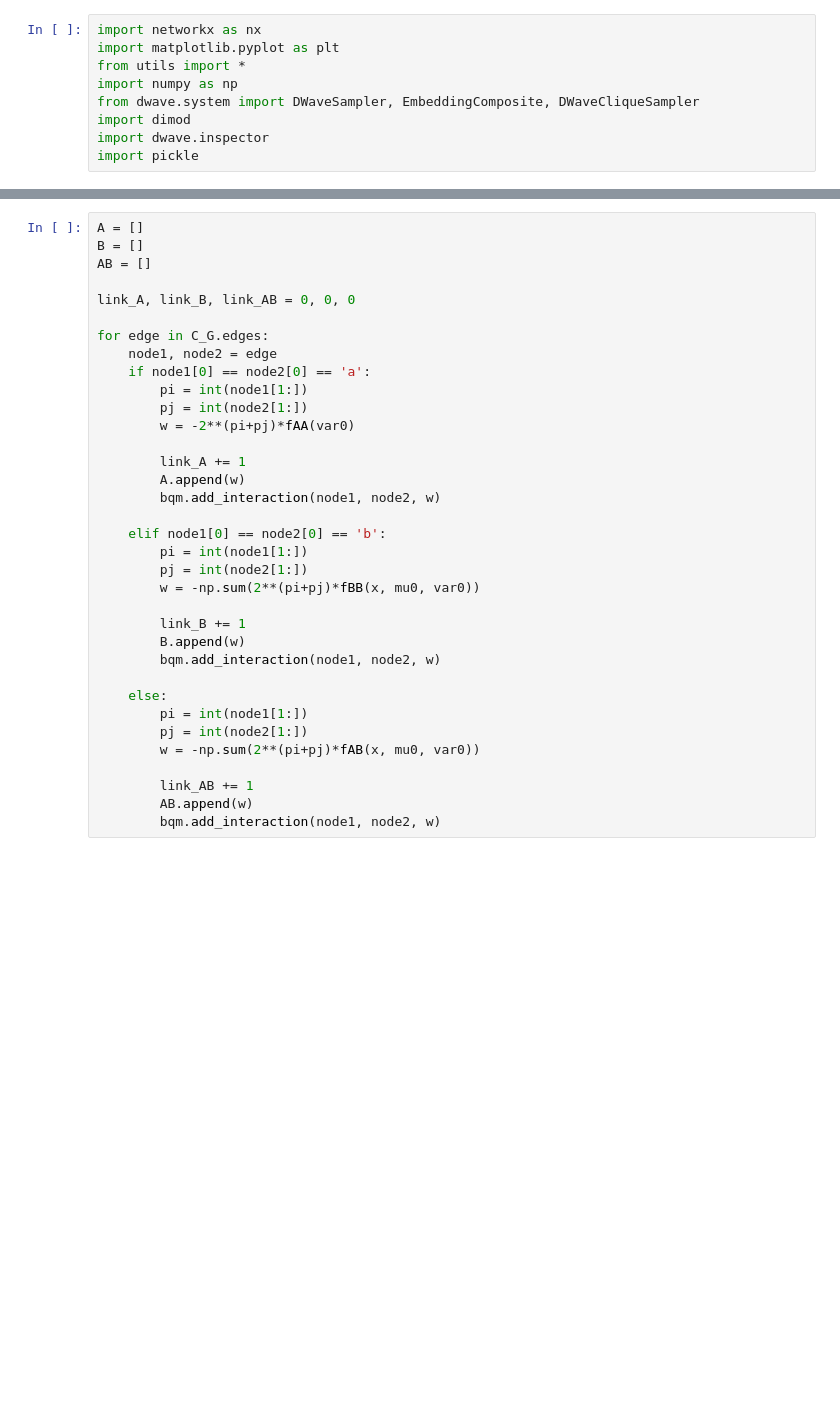
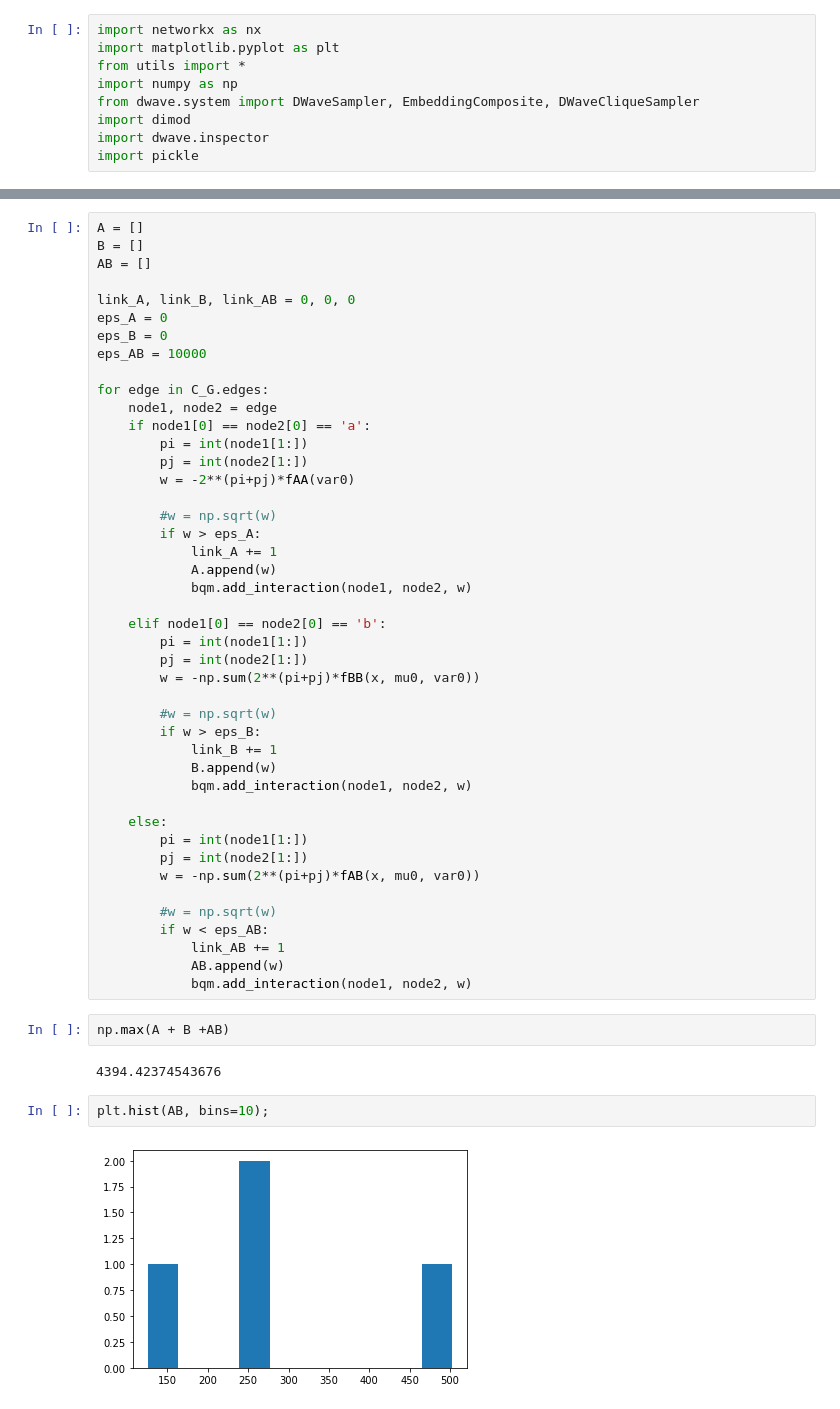
Before and after one commit to Wronsmin/Quantum-Computing, a Jupyter notebook: BQM_approach/QA_bqm_method.ipynb, the cells around one changed output, grey strips where cells are left out. Drawn from its saved outputs; the diff is of its cells as text; blank space fills up the shorter version.

```diff
--- a/BQM_approach/QA_bqm_method.ipynb
+++ b/BQM_approach/QA_bqm_method.ipynb
@@ -38,6 +62,9 @@ B = []
 AB = []
 
 link_A, link_B, link_AB = 0, 0, 0
+eps_A = 0
+eps_B = 0
+eps_AB = 10000
 
 for edge in C_G.edges:
     node1, node2 = edge
@@ -46,25 +73,39 @@ for edge in C_G.edges:
         pj = int(node2[1:])
         w = -2**(pi+pj)*fAA(var0)
 
-        link_A += 1
-        A.append(w)
-        bqm.add_interaction(node1, node2, w)
+        #w = np.sqrt(w)
+        if w > eps_A:
+            link_A += 1
+            A.append(w)
+            bqm.add_interaction(node1, node2, w)
 
     elif node1[0] == node2[0] == 'b':
         pi = int(node1[1:])
         pj = int(node2[1:])
         w = -np.sum(2**(pi+pj)*fBB(x, mu0, var0))
 
-        link_B += 1
-        B.append(w)
-        bqm.add_interaction(node1, node2, w)
+        #w = np.sqrt(w)
+        if w > eps_B:
+            link_B += 1
+            B.append(w)
+            bqm.add_interaction(node1, node2, w)
 
     else:
         pi = int(node1[1:])
         pj = int(node2[1:])
         w = -np.sum(2**(pi+pj)*fAB(x, mu0, var0))
 
-        link_AB += 1
-        AB.append(w)
-        bqm.add_interaction(node1, node2, w)
+        #w = np.sqrt(w)
+        if w < eps_AB:
+            link_AB += 1
+            AB.append(w)
+            bqm.add_interaction(node1, node2, w)
+# %%
+np.max(A + B +AB)
+# %% [output]
+4394.42374543676
+# %%
+plt.hist(AB, bins=10);
+# %% [output]
+[figure, added]
 # %%
```
Also changed, not shown: parts of 21 cells of this notebook, 2 other files.
